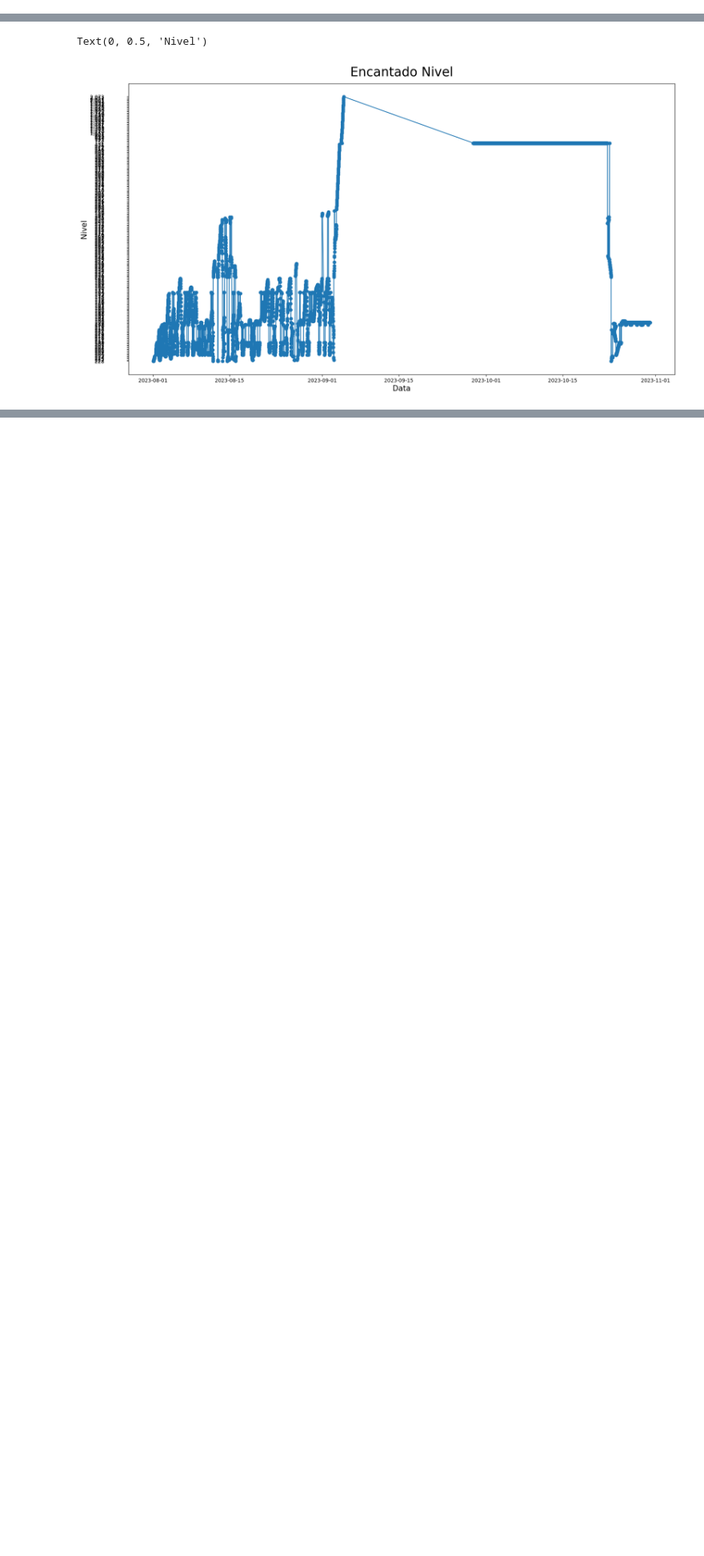
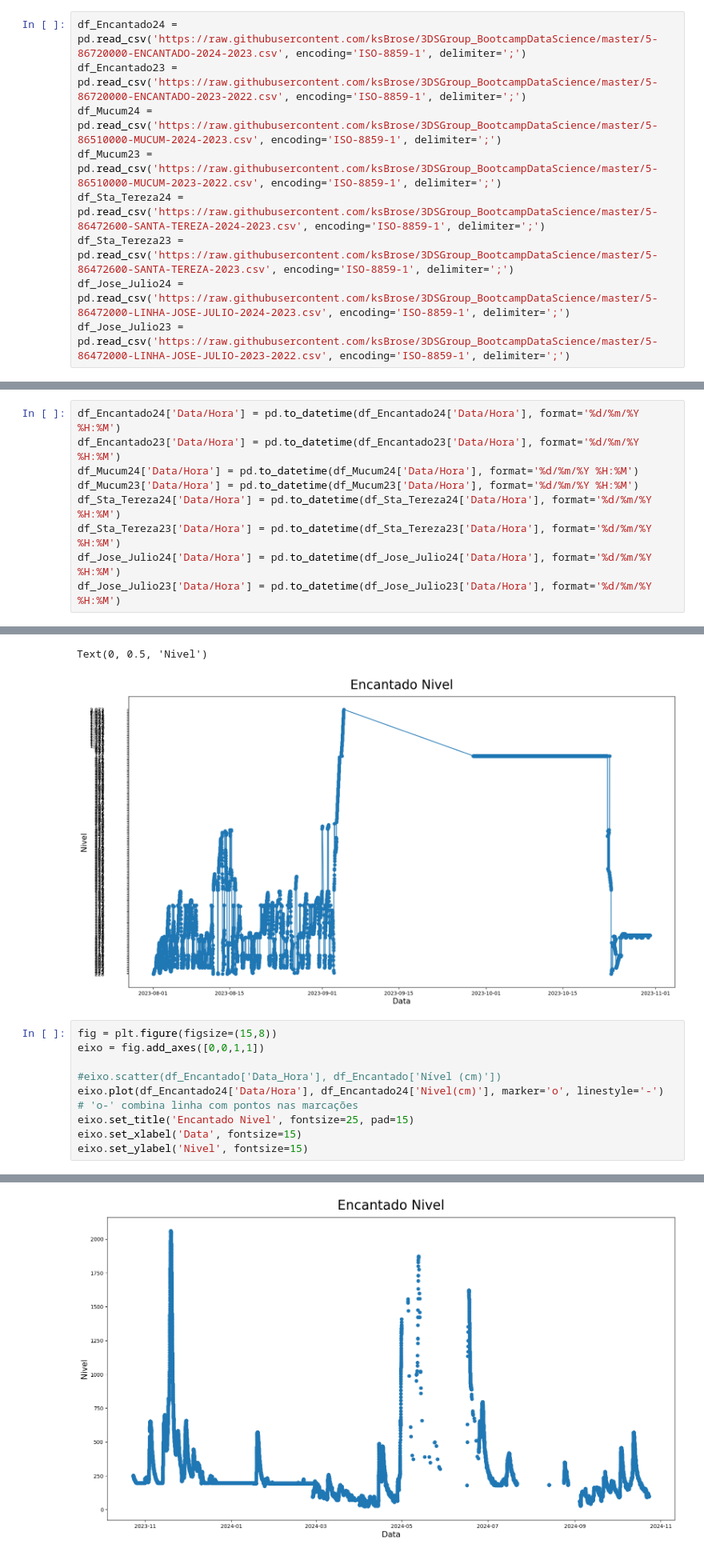
Before and after one commit to ksBrose/3DSGroup_BootcampDataScience, a Jupyter notebook: atividade.ipynb, the cells around one changed output, grey strips where cells are left out. Shown at 80% size. Drawn from its saved outputs; the diff is of its cells as text; blank space fills up the shorter version.

```diff
--- a/atividade.ipynb
+++ b/atividade.ipynb
@@ -16,3 +20,12 @@ df_Encantado = pd.read_csv('https://raw.githubusercontent.com/ksBrose/3DSGroup_B
 df_Mucum = pd.read_csv('https://raw.githubusercontent.com/ksBrose/3DSGroup_BootcampDataScience/master/86510000-MUCUM.csv', encoding='ISO-8859-1', delimiter=';')
 df_Sta_Tereza = pd.read_csv('https://raw.githubusercontent.com/ksBrose/3DSGroup_BootcampDataScience/master/86472600-SANTA%20TEREZA.csv', encoding='ISO-8859-1', delimiter=';')
 df_Lin_JJ = pd.read_csv('https://raw.githubusercontent.com/ksBrose/3DSGroup_BootcampDataScience/master/86472000-LINHA%20JOSE%20JULIO.csv', encoding='ISO-8859-1', delimiter=';')
+# %%
+df_Encantado24 = pd.read_csv('https://raw.githubusercontent.com/ksBrose/3DSGroup_BootcampDataScience/master/5-86720000-ENCANTADO-2024-2023.csv', encoding='ISO-8859-1', delimiter=';')
+df_Encantado23 = pd.read_csv('https://raw.githubusercontent.com/ksBrose/3DSGroup_BootcampDataScience/master/5-86720000-ENCANTADO-2023-2022.csv', encoding='ISO-8859-1', delimiter=';')
+df_Mucum24 = pd.read_csv('https://raw.githubusercontent.com/ksBrose/3DSGroup_BootcampDataScience/master/5-86510000-MUCUM-2024-2023.csv', encoding='ISO-8859-1', delimiter=';')
+df_Mucum23 = pd.read_csv('https://raw.githubusercontent.com/ksBrose/3DSGroup_BootcampDataScience/master/5-86510000-MUCUM-2023-2022.csv', encoding='ISO-8859-1', delimiter=';')
+df_Sta_Tereza24 = pd.read_csv('https://raw.githubusercontent.com/ksBrose/3DSGroup_BootcampDataScience/master/5-86472600-SANTA-TEREZA-2024-2023.csv', encoding='ISO-8859-1', delimiter=';')
+df_Sta_Tereza23 = pd.read_csv('https://raw.githubusercontent.com/ksBrose/3DSGroup_BootcampDataScience/master/5-86472600-SANTA-TEREZA-2023.csv', encoding='ISO-8859-1', delimiter=';')
+df_Jose_Julio24 = pd.read_csv('https://raw.githubusercontent.com/ksBrose/3DSGroup_BootcampDataScience/master/5-86472000-LINHA-JOSE-JULIO-2024-2023.csv', encoding='ISO-8859-1', delimiter=';')
+df_Jose_Julio23 = pd.read_csv('https://raw.githubusercontent.com/ksBrose/3DSGroup_BootcampDataScience/master/5-86472000-LINHA-JOSE-JULIO-2023-2022.csv', encoding='ISO-8859-1', delimiter=';')
@@ -18,0 +59,9 @@ df_Lin_JJ = pd.read_csv('https://raw.githubusercontent.com/ksBrose/3DSGroup_Boot
+# %%
+df_Encantado24['Data/Hora'] = pd.to_datetime(df_Encantado24['Data/Hora'], format='%d/%m/%Y %H:%M')
+df_Encantado23['Data/Hora'] = pd.to_datetime(df_Encantado23['Data/Hora'], format='%d/%m/%Y %H:%M')
+df_Mucum24['Data/Hora'] = pd.to_datetime(df_Mucum24['Data/Hora'], format='%d/%m/%Y %H:%M')
+df_Mucum23['Data/Hora'] = pd.to_datetime(df_Mucum23['Data/Hora'], format='%d/%m/%Y %H:%M')
+df_Sta_Tereza24['Data/Hora'] = pd.to_datetime(df_Sta_Tereza24['Data/Hora'], format='%d/%m/%Y %H:%M')
+df_Sta_Tereza23['Data/Hora'] = pd.to_datetime(df_Sta_Tereza23['Data/Hora'], format='%d/%m/%Y %H:%M')
+df_Jose_Julio24['Data/Hora'] = pd.to_datetime(df_Jose_Julio24['Data/Hora'], format='%d/%m/%Y %H:%M')
+df_Jose_Julio23['Data/Hora'] = pd.to_datetime(df_Jose_Julio23['Data/Hora'], format='%d/%m/%Y %H:%M')
@@ -73,3 +96,13 @@ eixo.set_ylabel('Nivel', fontsize=15)
 # %% [output]
 Text(0, 0.5, 'Nivel')
 [figure]
+# %%
+fig = plt.figure(figsize=(15,8))
+eixo = fig.add_axes([0,0,1,1])
+
+#eixo.scatter(df_Encantado['Data_Hora'], df_Encantado['Nível (cm)'])
+eixo.plot(df_Encantado24['Data/Hora'], df_Encantado24['Nivel(cm)'], marker='o', linestyle='-')  # 'o-' combina linha com pontos nas marcações
+eixo.set_title('Encantado Nivel', fontsize=25, pad=15)
+eixo.set_xlabel('Data', fontsize=15)
+eixo.set_ylabel('Nivel', fontsize=15)
+# %% [output]
@@ -75,0 +110 @@ Text(0, 0.5, 'Nivel')
+[figure, added]
```
Also changed, not shown: parts of 17 cells of this notebook.
